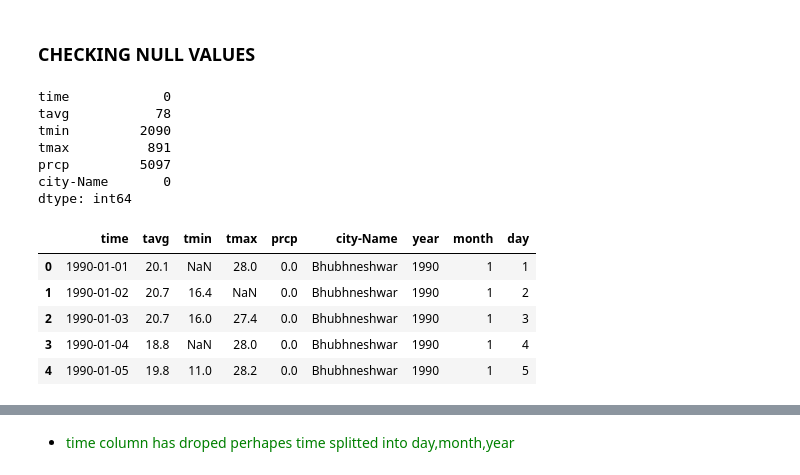
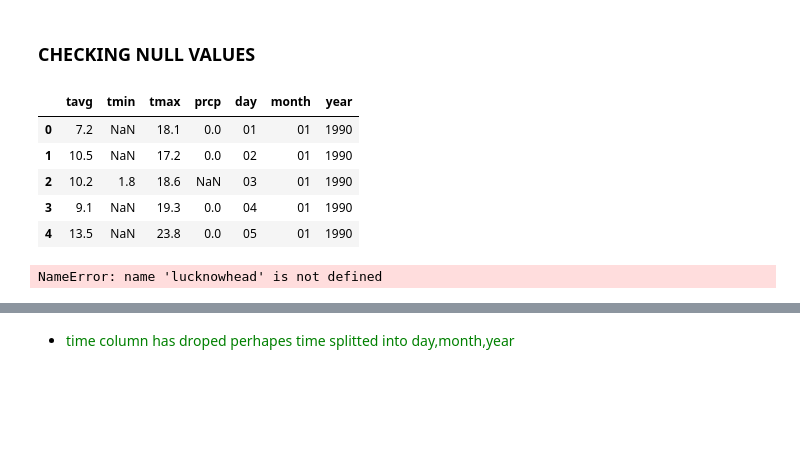
Before and after one commit to Madhukumarmogulla/wheather-data-prediction, a Jupyter notebook: my_project_1(EDA).ipynb, the cells around one changed output, grey strips where cells are left out. Cells and saved outputs as stored; diff of their text form; code cells hidden in the pictures; blank space fills up the shorter version.

```diff
--- a/my_project_1(EDA).ipynb
+++ b/my_project_1(EDA).ipynb
@@ -106,7 +122,7 @@ Rourkela =pd.read_csv("C:/Users/madhu/OneDrive/Desktop/Temperature_And_Precipita
 # bangalore['city-Name'] = 'Bangalore'
 # chennai['city-Name'] = 'Chennai'
 # delhi['city-Name'] = 'Delhi'
-# lucknow['city-Name'] = 'Lucknow'
+lucknow['city-Name'] = 'Lucknow'
 # mumbai['city-Name'] = 'Mumbai'
 # rajasthan['city-Name'] = 'Rajasthan'
 # bhubhneshwar['city-Name'] = 'Bhubhneshwar'
@@ -137,12 +157,5 @@ bhubhneshwar.drop(['snow','wdir','wpgt','pres','tsun','wspd'],axis=1,inplace=Tru
 # %% [markdown]
 ### CHECKING NULL VALUES
 # %%
-bhubhneshwar.isnull().sum()
+null =bhubhneshwar['tavg'].isnull()
+bhubhneshwar[null]
-# %% [output]
-time            0
-tavg           78
-tmin         2090
-tmax          891
-prcp         5097
-city-Name       0
-dtype: int64
@@ -148,0 +168,9 @@ dtype: int64
+# %%
+lucknow.head()
+# %% [output]
+|  | tavg | tmin | tmax | prcp | day | month | year |
+| 0 | 7.2 | NaN | 18.1 | 0.0 | 01 | 01 | 1990 |
+| 1 | 10.5 | NaN | 17.2 | 0.0 | 02 | 01 | 1990 |
+| 2 | 10.2 | 1.8 | 18.6 | NaN | 03 | 01 | 1990 |
+| 3 | 9.1 | NaN | 19.3 | 0.0 | 04 | 01 | 1990 |
+| 4 | 13.5 | NaN | 23.8 | 0.0 | 05 | 01 | 1990 |
@@ -149,11 +181,6 @@ dtype: int64
 # %%
-bhubhneshwar.head()
+lucknowhead()
 # %% [output]
-|  | time | tavg | tmin | tmax | prcp | city-Name | year | month | day |
-| 0 | 1990-01-01 | 20.1 | NaN | 28.0 | 0.0 | Bhubhneshwar | 1990 | 1 | 1 |
-| 1 | 1990-01-02 | 20.7 | 16.4 | NaN | 0.0 | Bhubhneshwar | 1990 | 1 | 2 |
-| 2 | 1990-01-03 | 20.7 | 16.0 | 27.4 | 0.0 | Bhubhneshwar | 1990 | 1 | 3 |
-| 3 | 1990-01-04 | 18.8 | NaN | 28.0 | 0.0 | Bhubhneshwar | 1990 | 1 | 4 |
-| 4 | 1990-01-05 | 19.8 | 11.0 | 28.2 | 0.0 | Bhubhneshwar | 1990 | 1 | 5 |
+NameError: name 'lucknowhead' is not defined
 # %%
 bhubhneshwar.info()
```
Also changed, not shown: parts of 58 cells of this notebook.
